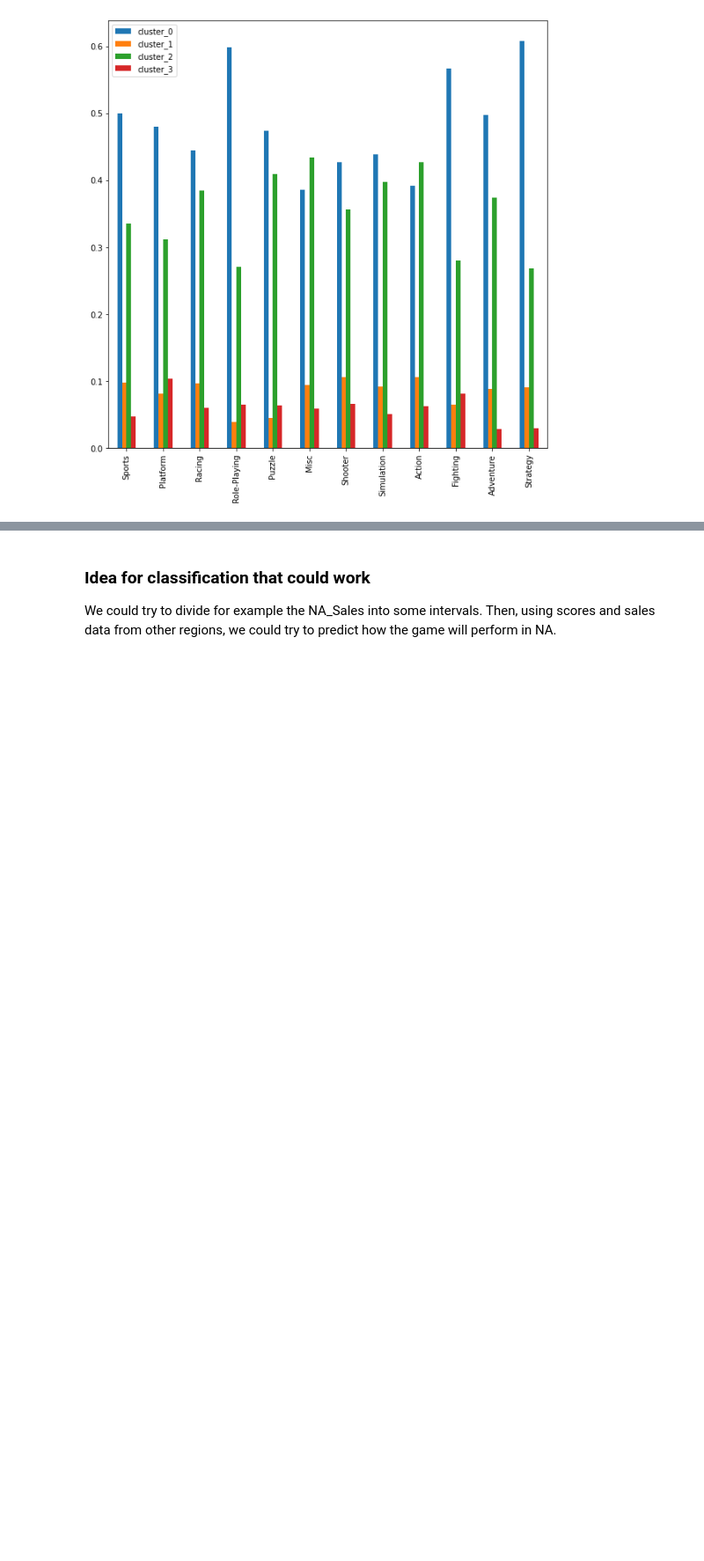
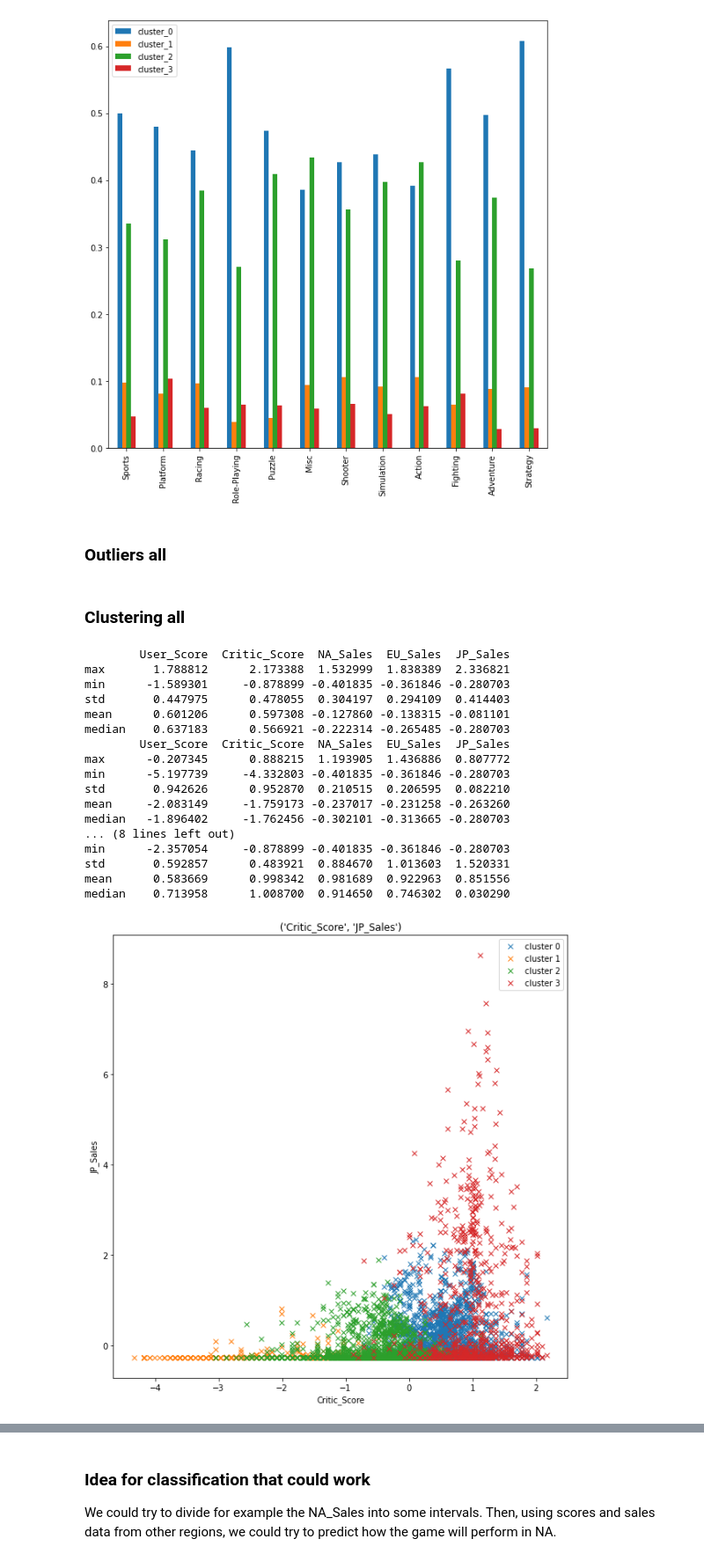
Before and after one commit to Loniowsky/Data-Mining-Project, a Jupyter notebook: scripts/notebooks/data_analysis.ipynb, the cells around one changed output, grey strips where cells are left out. Shown at 88% size. Saved outputs shown, nothing was run; the diff lists cells and outputs as text; code cells hidden in the pictures; blank space fills up the shorter version.

```diff
--- a/scripts/notebooks/data_analysis.ipynb
+++ b/scripts/notebooks/data_analysis.ipynb
@@ -132,12 +132,12 @@ for index, column in enumerate(k_means_columns):
 # %%
 k_neighbours = 5
 r_percentage = 0.02
-nearest_neighbours_columns = [("User_Score", "Critic_Score"),
-                              ("Critic_Score", "Global_Sales"),
-                              ("User_Score", "Global_Sales")]
+nearest_neighbours_columns = [["User_Score", "Critic_Score"],
+                              ["Critic_Score", "Global_Sales"],
+                              ["User_Score", "Global_Sales"]]
 outliers_for_each_pair = []
 for column_pair in nearest_neighbours_columns:
-    outliers, non_outliers = find_outliers_in_two_columns(data, column_pair, k_neighbours, r_percentage)
+    outliers, non_outliers = find_outliers_in_multiple_columns(data, column_pair, k_neighbours, r_percentage)
     outliers_for_each_pair.append(outliers)
     plot_2d_data_with_outliers(outliers, non_outliers, column_pair)
 # %% [output]
@@ -149,13 +149,13 @@ for column_pair in nearest_neighbours_columns:
 # %%
 columns_to_analyze = ["Platform", "Genre"]
 numbers_of_clusters = [4, 4, 4, 4, 4]
-k_means_columns = [("User_Score", "Critic_Score"),
-                   ("Critic_Score", "Global_Sales"),
-                   ("User_Score", "Global_Sales")]
+k_means_columns = [["User_Score", "Critic_Score"],
+                   ["Critic_Score", "Global_Sales"],
+                   ["User_Score", "Global_Sales"]]
 
 for index, column_pair in enumerate(k_means_columns):
     data_without_outliers = drop_outliers_from_dataset(data, outliers_for_each_pair[index])
-    clusters = k_means_2d_clustering(data_without_outliers, column_pair, numbers_of_clusters[index])
+    clusters = k_means_multiple_dim_clustering(data_without_outliers, column_pair, numbers_of_clusters[index])
     plot_2d_data_with_clusters(clusters, column_pair)
 
     for column_to_analyze in columns_to_analyze:
@@ -176,3 +176,43 @@ for index, column_pair in enumerate(k_means_columns):
 [figure]
 [figure]
 [figure]
+# %% [markdown]
+### Outliers all
+# %%
+k_neighbours = 5
+r_percentage = 0.02
+nearest_neighbours_columns = ["User_Score", "Critic_Score", "NA_Sales", "EU_Sales", "JP_Sales"]
+outliers, non_outliers = find_outliers_in_multiple_columns(data, nearest_neighbours_columns, k_neighbours, r_percentage)
+# %% [markdown]
+### Clustering all
+# %%
+k_means_columns  = ["User_Score", "Critic_Score", "NA_Sales", "EU_Sales", "JP_Sales"]
+data_without_outliers = drop_outliers_from_dataset(data, outliers)
+clusters = k_means_multiple_dim_clustering(data_without_outliers, k_means_columns, 4)
+plot_2d_data_with_clusters(clusters, ("Critic_Score", "JP_Sales"))
+plot_2d_data_with_clusters(clusters, ("User_Score", "Critic_Score"))
+plot_2d_data_with_clusters(clusters, ("Critic_Score", "NA_Sales"))
+
+stats_to_compute = ["max", "min", "std", "mean", "median"]
+for cluster in clusters:
+    stats = cluster.agg({item: stats_to_compute for item in k_means_columns})
+    print(stats.to_string())
+# %% [output]
+        User_Score  Critic_Score  NA_Sales  EU_Sales  JP_Sales
+max       1.788812      2.173388  1.532999  1.838389  2.336821
+min      -1.589301     -0.878899 -0.401835 -0.361846 -0.280703
+std       0.447975      0.478055  0.304197  0.294109  0.414403
+mean      0.601206      0.597308 -0.127860 -0.138315 -0.081101
+median    0.637183      0.566921 -0.222314 -0.265485 -0.280703
+        User_Score  Critic_Score  NA_Sales  EU_Sales  JP_Sales
+max      -0.207345      0.888215  1.193905  1.436886  0.807772
+min      -5.197739     -4.332803 -0.401835 -0.361846 -0.280703
+std       0.942626      0.952870  0.210515  0.206595  0.082210
+mean     -2.083149     -1.759173 -0.237017 -0.231258 -0.263260
+median   -1.896402     -1.762456 -0.302101 -0.313665 -0.280703
+... (8 lines left out)
+min      -2.357054     -0.878899 -0.401835 -0.361846 -0.280703
+std       0.592857      0.483921  0.884670  1.013603  1.520331
+mean      0.583669      0.998342  0.981689  0.922963  0.851556
+median    0.713958      1.008700  0.914650  0.746302  0.030290
+[figure, added]
```
Also changed, not shown: parts of 1 cell of this notebook, 4 other files.
